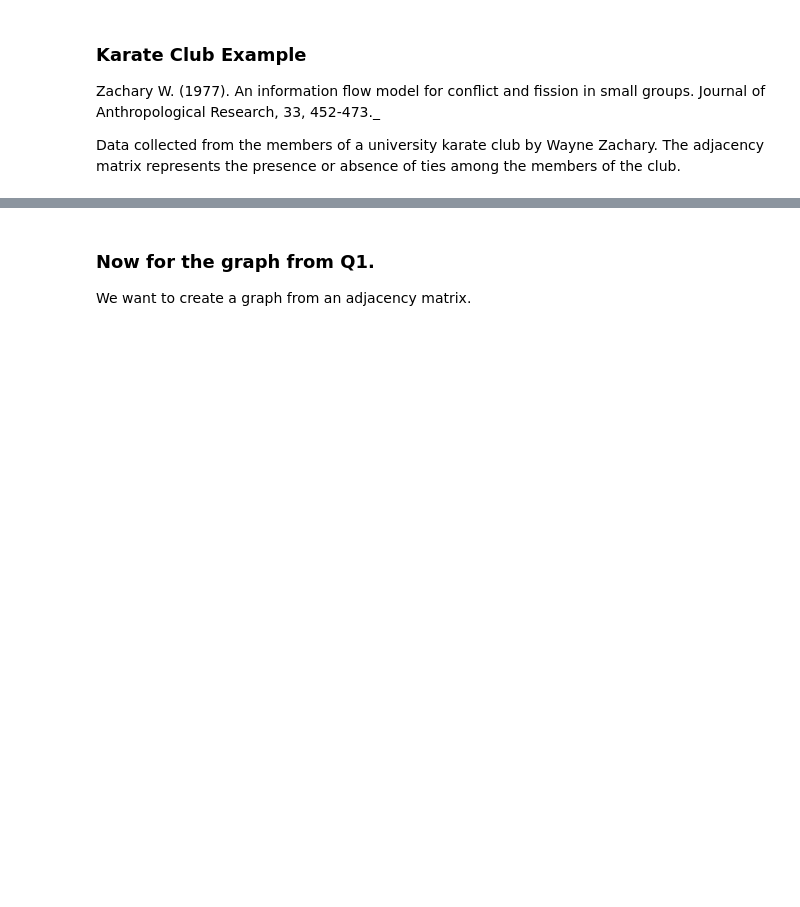
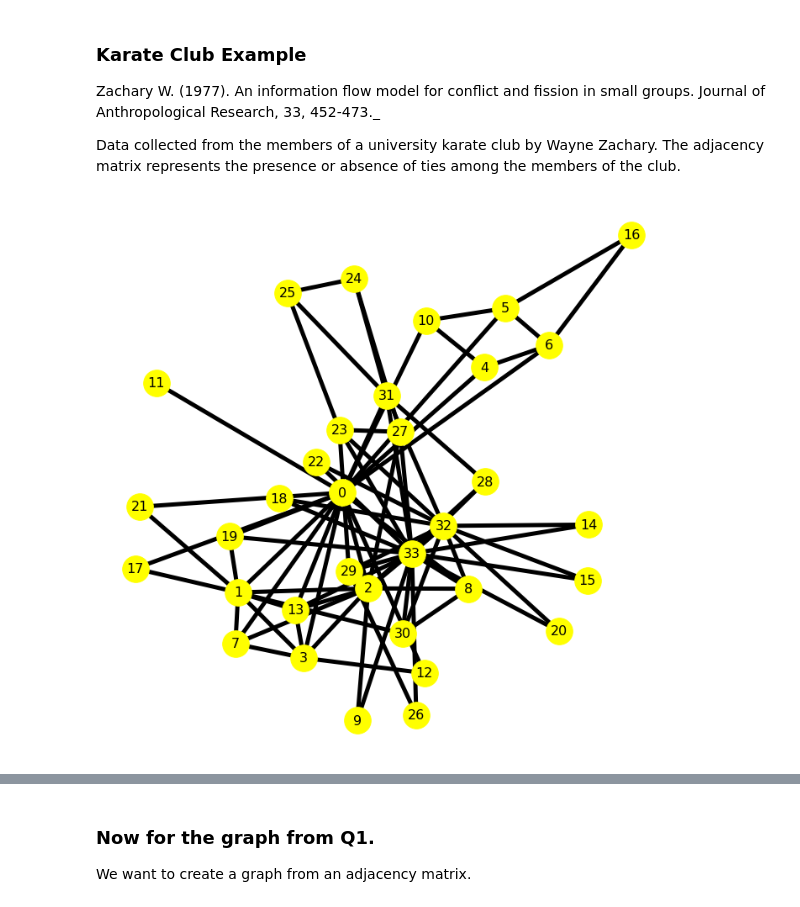
Before and after one commit to kpentland/MA933-2021, a Jupyter notebook: Notebooks/Support Class 6.ipynb, the cells around one changed output, grey strips where cells are left out. Saved outputs shown, nothing was run; the diff lists cells and outputs as text; code cells hidden in the pictures; blank space fills up the shorter version.

```diff
--- a/Notebooks/Support Class 6.ipynb
+++ b/Notebooks/Support Class 6.ipynb
@@ -249,11 +322,14 @@ Data collected from the members of a university karate club by Wayne Zachary. Th
 # %%
 G.clear()
 G = nx.karate_club_graph()
 
 plt.figure(figsize = (12,12))
-pos=nx.circular_layout(G)
+#pos=nx.circular_layout(G)
+pos = nx.fruchterman_reingold_layout(G);
 nx.draw_networkx(G, pos = pos, with_labels = True, node_color = 'yellow',node_size=1000, font_size=16, width=5)
 plt.axis('off');
+# %% [output]
+[figure, added]
 # %%
 N = len(G)
 M = G.number_of_edges()
```
Also changed, not shown: parts of 57 cells of this notebook.
